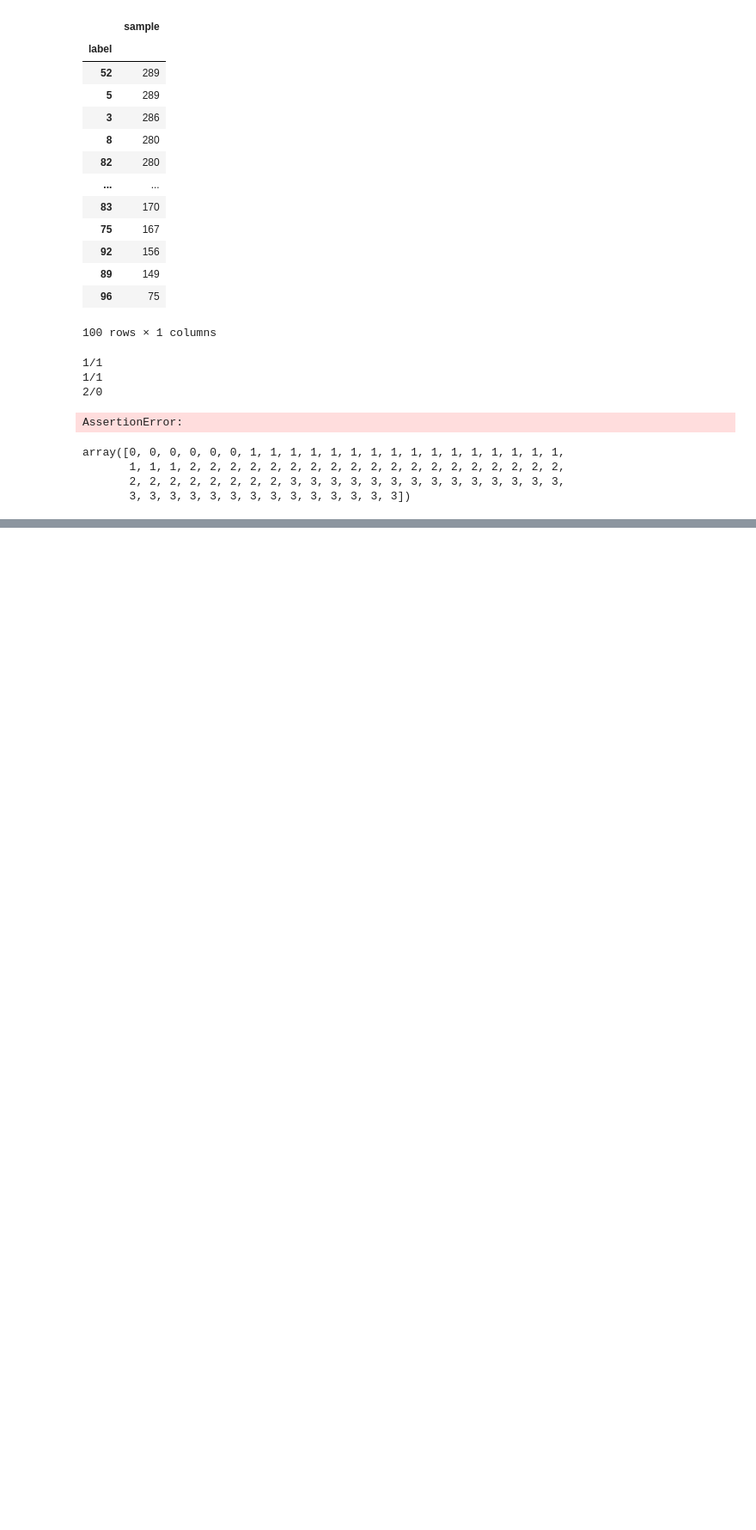
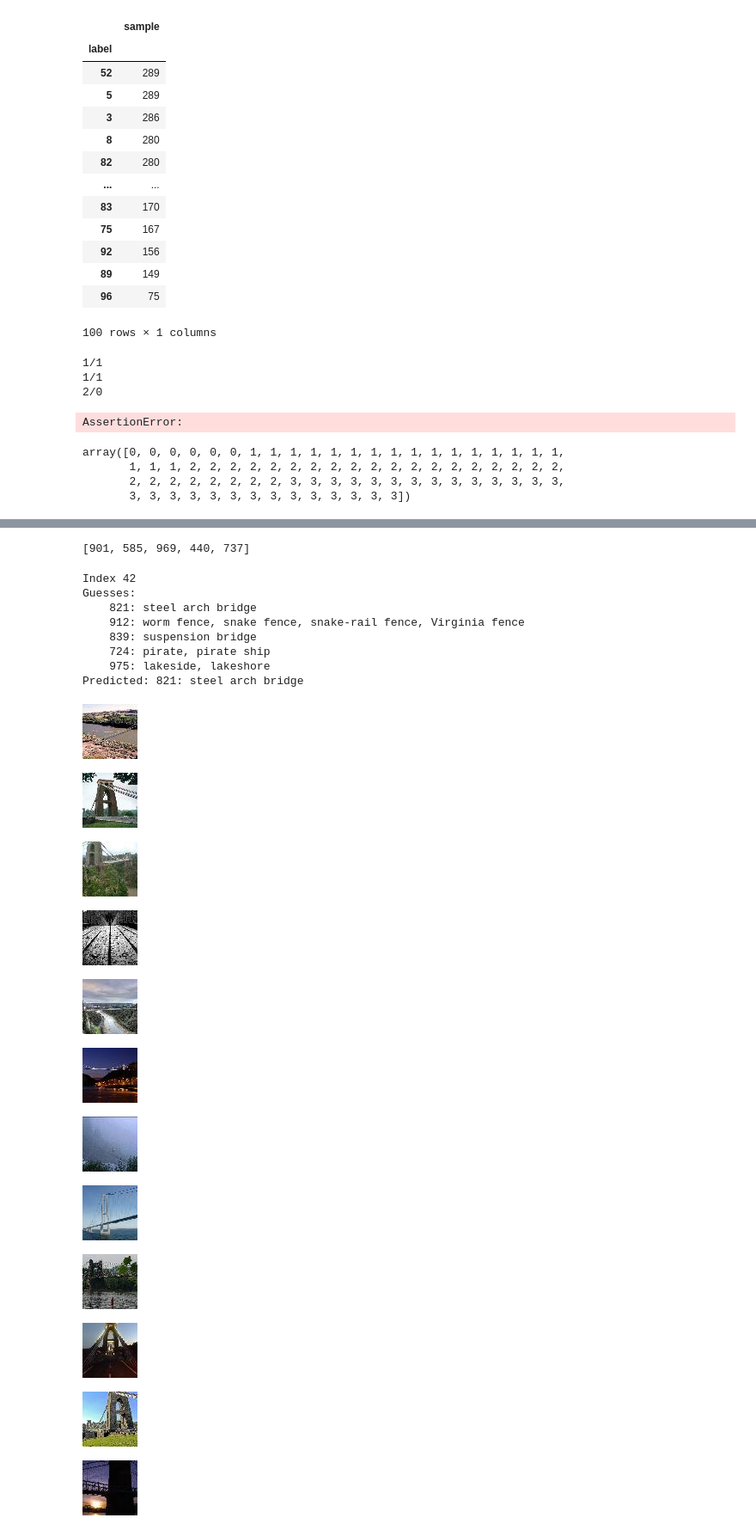
Before and after one commit to zdavid112z/AAIT, a Jupyter notebook: test.ipynb, the cells around one changed output, grey strips where cells are left out. Shown at 86% size. Saved outputs shown, nothing was run; the diff lists cells and outputs as text; code cells hidden in the pictures; blank space fills up the shorter version.

```diff
--- a/test.ipynb
+++ b/test.ipynb
@@ -889,0 +3243,4 @@ array([0, 0, 0, 0, 0, 0, 1, 1, 1, 1, 1, 1, 1, 1, 1, 1, 1, 1, 1, 1, 1, 1,
+# %%
+from collections import Counter
+
+per_label = {k:Counter(v) for k, v in per_label.items()}
@@ -889,0 +3251,3 @@ array([0, 0, 0, 0, 0, 0, 1, 1, 1, 1, 1, 1, 1, 1, 1, 1, 1, 1, 1, 1, 1, 1,
+# %%
+assoc = {k:pl.most_common(1)[0][0] for k, pl in per_label.items()}
+assoc
@@ -889,0 +3406,35 @@ array([0, 0, 0, 0, 0, 0, 1, 1, 1, 1, 1, 1, 1, 1, 1, 1, 1, 1, 1, 1, 1, 1,
+# %%
+labels = [p[0] for p in per_label[67].most_common(5)]
+labels
+# %% [output]
+[901, 585, 969, 440, 737]
+# %%
+i = 42
+print(f"Index {i}")
+top_guesses = [p[0] for p in per_label[i].most_common(5)]
+print("Guesses:")
+for j in top_guesses:
+    print(f"    {j}: {imagenet_classes[j]}")
+print(f"Predicted: {assoc[i]}: {imagenet_classes[assoc[i]]}", flush=True)
+show_images_with_label(i)
+# %% [output]
+Index 42
+Guesses:
+    821: steel arch bridge
+    912: worm fence, snake fence, snake-rail fence, Virginia fence
+    839: suspension bridge
+    724: pirate, pirate ship
+    975: lakeside, lakeshore
+Predicted: 821: steel arch bridge
+[figure, added]
+[figure, added]
+[figure, added]
+[figure, added]
+[figure, added]
+[figure, added]
+[figure, added]
+[figure, added]
+[figure, added]
+[figure, added]
+[figure, added]
+[figure, added]
```
Also changed, not shown: parts of 57 cells of this notebook, 15 other files.
